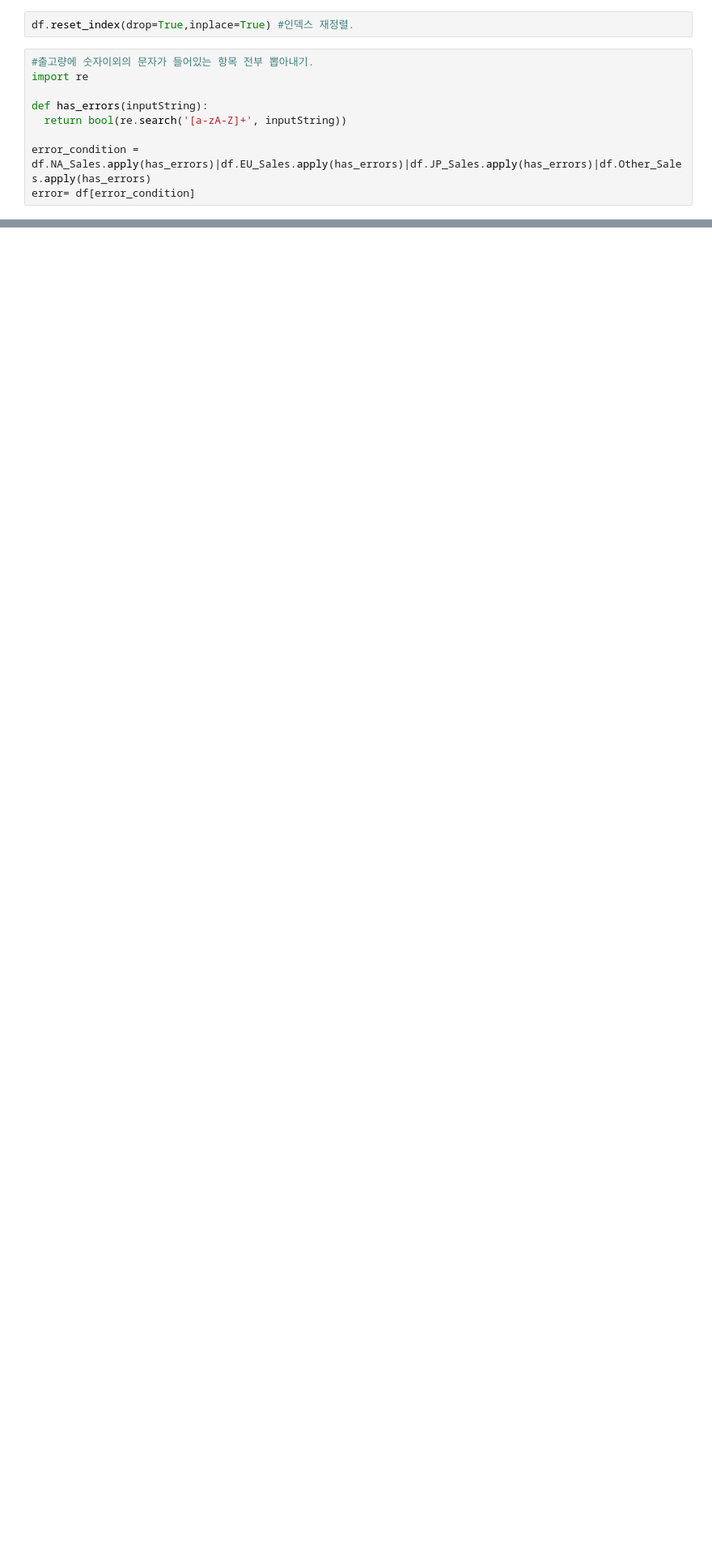
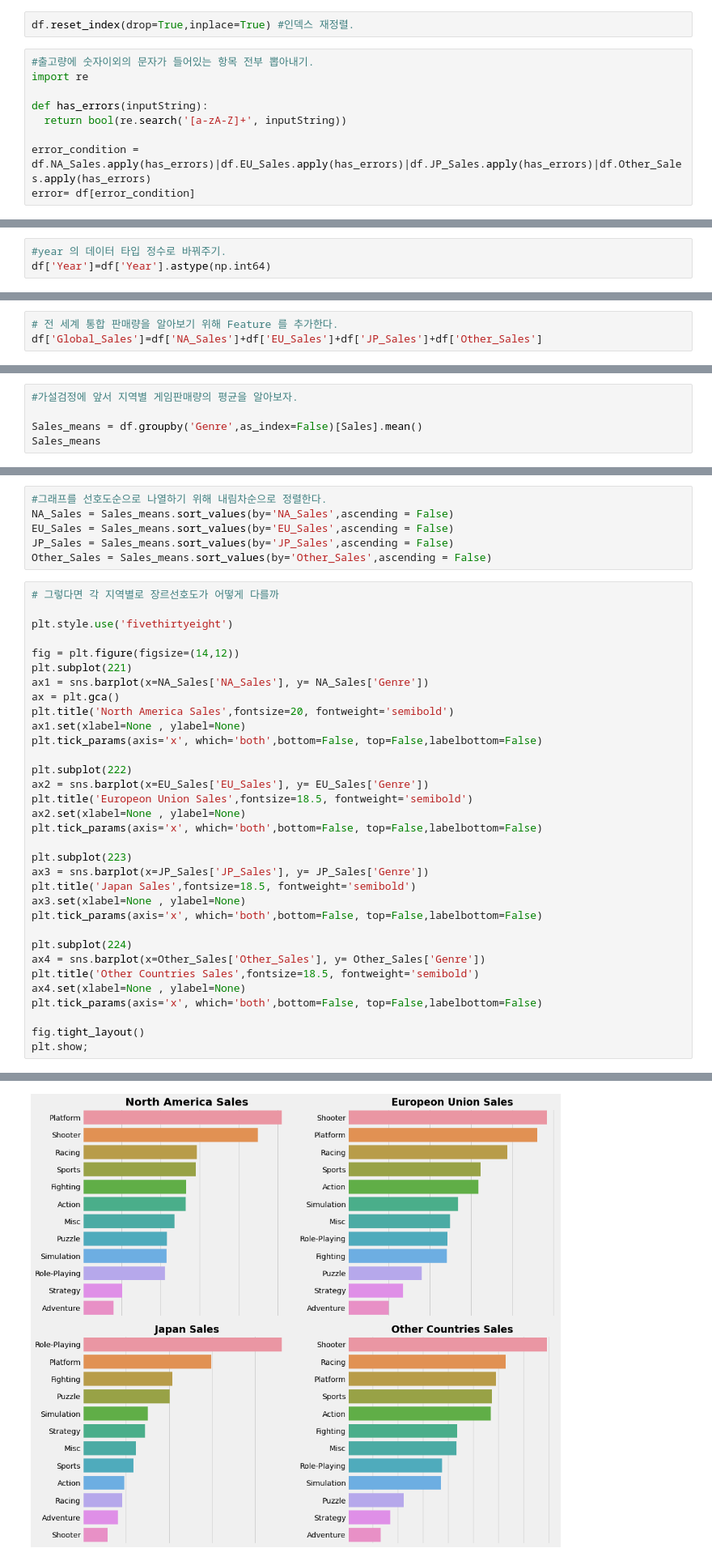
Before and after one commit to sseyonafre/Project, a Jupyter notebook: sprint1/AI_14_고세희_Section1.ipynb, the cells around one changed output, grey strips where cells are left out. Shown at 81% size. Saved outputs shown, nothing was run; the diff lists cells and outputs as text; blank space fills up the shorter version.

```diff
--- a/sprint1/AI_14_고세희_Section1.ipynb
+++ b/sprint1/AI_14_고세희_Section1.ipynb
@@ -236,0 +237,3 @@ for i in columns:
+# %%
+#year 의 데이터 타입 정수로 바꿔주기.
+df['Year']=df['Year'].astype(np.int64)
@@ -236,0 +244,3 @@ for i in columns:
+# %%
+# 전 세계 통합 판매량을 알아보기 위해 Feature 를 추가한다.
+df['Global_Sales']=df['NA_Sales']+df['EU_Sales']+df['JP_Sales']+df['Other_Sales']
@@ -236,0 +258,5 @@ for i in columns:
+# %%
+#가설검정에 앞서 지역별 게임판매량의 평균을 알아보자.
+
+Sales_means = df.groupby('Genre',as_index=False)[Sales].mean()
+Sales_means
@@ -236,0 +295,40 @@ for i in columns:
+# %%
+#그래프를 선호도순으로 나열하기 위해 내림차순으로 정렬한다.
+NA_Sales = Sales_means.sort_values(by='NA_Sales',ascending = False)
+EU_Sales = Sales_means.sort_values(by='EU_Sales',ascending = False)
+JP_Sales = Sales_means.sort_values(by='JP_Sales',ascending = False)
+Other_Sales = Sales_means.sort_values(by='Other_Sales',ascending = False)
+# %%
+# 그렇다면 각 지역별로 장르선호도가 어떻게 다를까
+
+plt.style.use('fivethirtyeight')
+
+fig = plt.figure(figsize=(14,12))
+plt.subplot(221)
+ax1 = sns.barplot(x=NA_Sales['NA_Sales'], y= NA_Sales['Genre'])
+ax = plt.gca()
+plt.title('North America Sales',fontsize=20, fontweight='semibold')
+ax1.set(xlabel=None , ylabel=None)
+plt.tick_params(axis='x', which='both',bottom=False, top=False,labelbottom=False)
+
+plt.subplot(222)
+ax2 = sns.barplot(x=EU_Sales['EU_Sales'], y= EU_Sales['Genre'])
+plt.title('Europeon Union Sales',fontsize=18.5, fontweight='semibold')
+ax2.set(xlabel=None , ylabel=None)
+plt.tick_params(axis='x', which='both',bottom=False, top=False,labelbottom=False)
+
+plt.subplot(223)
+ax3 = sns.barplot(x=JP_Sales['JP_Sales'], y= JP_Sales['Genre'])
+plt.title('Japan Sales',fontsize=18.5, fontweight='semibold')
+ax3.set(xlabel=None , ylabel=None)
+plt.tick_params(axis='x', which='both',bottom=False, top=False,labelbottom=False)
+
+plt.subplot(224)
+ax4 = sns.barplot(x=Other_Sales['Other_Sales'], y= Other_Sales['Genre'])
+plt.title('Other Countries Sales',fontsize=18.5, fontweight='semibold')
+ax4.set(xlabel=None , ylabel=None)
+plt.tick_params(axis='x', which='both',bottom=False, top=False,labelbottom=False)
+
+fig.tight_layout()
+plt.show;
+# %% [output]
@@ -236,0 +336 @@ for i in columns:
+[figure, added]
```
Also changed, not shown: parts of 26 cells of this notebook.
